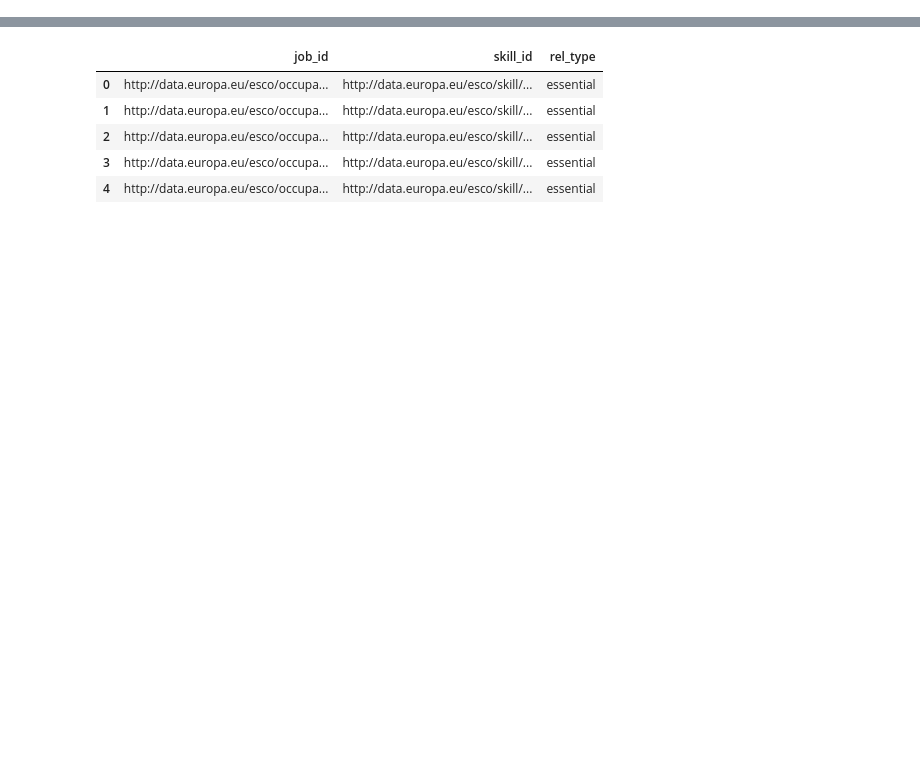
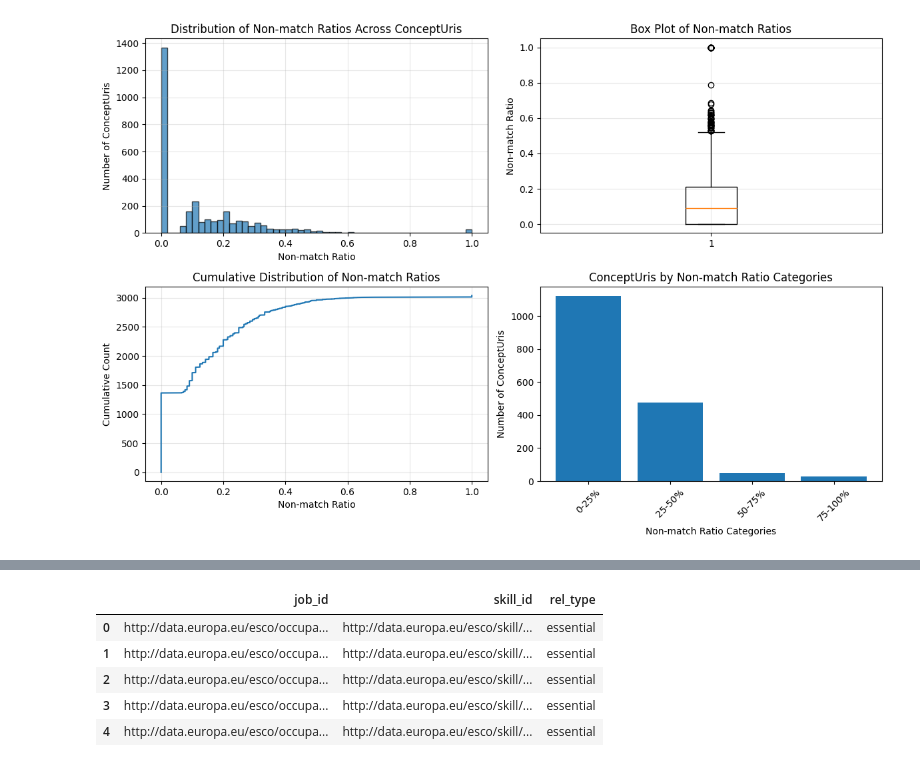
Before and after one commit to egesualp/skills4cpp, a Jupyter notebook: notebooks/4_talent_clef_task_B_data.ipynb, the cells around one changed output, grey strips where cells are left out. Saved outputs shown, nothing was run; the diff lists cells and outputs as text; code cells hidden in the pictures; blank space fills up the shorter version.

```diff
--- a/notebooks/4_talent_clef_task_B_data.ipynb
+++ b/notebooks/4_talent_clef_task_B_data.ipynb
@@ -5,0 +18,7 @@ import json
+# %%
+taskA_df.columns = ['family_id', 'id', 'jobtitle_1', 'jobtitle_2']
+# %%
+df_1 = taskA_df[['id', 'jobtitle_1']].drop_duplicates().rename(columns={'jobtitle_1': 'jobtitle'})
+df_2 = taskA_df[['id', 'jobtitle_2']].drop_duplicates().rename(columns={'jobtitle_2': 'jobtitle'})
+
+df_3 = pd.concat([df_1, df_2]).drop_duplicates()
@@ -5,0 +34,2 @@ import json
+# %%
+esco_titles = pd.read_csv('../data/esco_datasets/occupations_en.csv')
@@ -5,0 +56,3 @@ import json
+# %%
+esco_df = esco_titles[['conceptUri', 'preferredLabel', 'altLabels']]
+esco_df.head()
@@ -5,0 +357,80 @@ import json
+# %%
+# Visualize conceptUri stats
+import matplotlib.pyplot as plt
+
+# Create histogram of non-match ratios
+plt.figure(figsize=(12, 8))
+
+# Subplot 1: Histogram
+plt.subplot(2, 2, 1)
+plt.hist(conceptUri_stats['non_match_ratio'], bins=50, alpha=0.7, edgecolor='black')
+plt.xlabel('Non-match Ratio')
+plt.ylabel('Number of ConceptUris')
+plt.title('Distribution of Non-match Ratios Across ConceptUris')
+plt.grid(True, alpha=0.3)
+
+# Subplot 2: Box plot
+plt.subplot(2, 2, 2)
+plt.boxplot(conceptUri_stats['non_match_ratio'])
+plt.ylabel('Non-match Ratio')
+plt.title('Box Plot of Non-match Ratios')
+plt.grid(True, alpha=0.3)
+
+# Subplot 3: Cumulative distribution
+plt.subplot(2, 2, 3)
+sorted_ratios = conceptUri_stats['non_match_ratio'].sort_values()
+plt.plot(sorted_ratios.values, range(len(sorted_ratios)))
+plt.xlabel('Non-match Ratio')
+plt.ylabel('Cumulative Count')
+plt.title('Cumulative Distribution of Non-match Ratios')
+plt.grid(True, alpha=0.3)
+
+# Subplot 4: Bar chart of ratio categories
+plt.subplot(2, 2, 4)
+ratio_categories = pd.cut(conceptUri_stats['non_match_ratio'],
+                         bins=[0, 0.25, 0.5, 0.75, 1.0],
+                         labels=['0-25%', '25-50%', '50-75%', '75-100%'])
+ratio_counts = ratio_categories.value_counts()
+plt.bar(ratio_counts.index, ratio_counts.values)
+plt.xlabel('Non-match Ratio Categories')
+plt.ylabel('Number of ConceptUris')
+plt.title('ConceptUris by Non-match Ratio Categories')
+plt.xticks(rotation=45)
+
+plt.tight_layout()
+plt.show()
+
+# Descriptive statistics
+print("\n=== DESCRIPTIVE STATISTICS FOR NON-MATCH RATIOS ===")
+print(f"Total number of conceptUris: {len(conceptUri_stats)}")
+print(f"Mean non-match ratio: {conceptUri_stats['non_match_ratio'].mean():.4f}")
+print(f"Median non-match ratio: {conceptUri_stats['non_match_ratio'].median():.4f}")
+print(f"Standard deviation: {conceptUri_stats['non_match_ratio'].std():.4f}")
+print(f"Minimum non-match ratio: {conceptUri_stats['non_match_ratio'].min():.4f}")
+print(f"Maximum non-match ratio: {conceptUri_stats['non_match_ratio'].max():.4f}")
+
+print(f"\n=== PERCENTILES ===")
+percentiles = [10, 25, 50, 75, 90, 95, 99]
+for p in percentiles:
+    value = conceptUri_stats['non_match_ratio'].quantile(p/100)
+    print(f"{p}th percentile: {value:.4f}")
+
+print(f"\n=== SEVERITY ANALYSIS ===")
+perfect_match = (conceptUri_stats['non_match_ratio'] == 0).sum()
+complete_mismatch = (conceptUri_stats['non_match_ratio'] == 1).sum()
+partial_match = ((conceptUri_stats['non_match_ratio'] > 0) & (conceptUri_stats['non_match_ratio'] < 1)).sum()
+
+print(f"ConceptUris with perfect match (0% non-match): {perfect_match} ({perfect_match/len(conceptUri_stats)*100:.1f}%)")
+print(f"ConceptUris with partial match (0-100% non-match): {partial_match} ({partial_match/len(conceptUri_stats)*100:.1f}%)")
+print(f"ConceptUris with complete mismatch (100% non-match): {complete_mismatch} ({complete_mismatch/len(conceptUri_stats)*100:.1f}%)")
+
+# Show worst performing conceptUris
+print(f"\n=== TOP 10 WORST PERFORMING CONCEPTURIS ===")
+worst_performers = conceptUri_stats.merge(
+    esco_titles[['conceptUri', 'preferredLabel']],
+    how='left',
+    on='conceptUri'
+).sort_values(by="non_match_ratio", ascending=False).head(10)
+print(worst_performers[['preferredLabel', 'non_match_ratio']])
+# %% [output]
+[figure, added]
```
Also changed, not shown: parts of 36 cells of this notebook, 15 other files.
